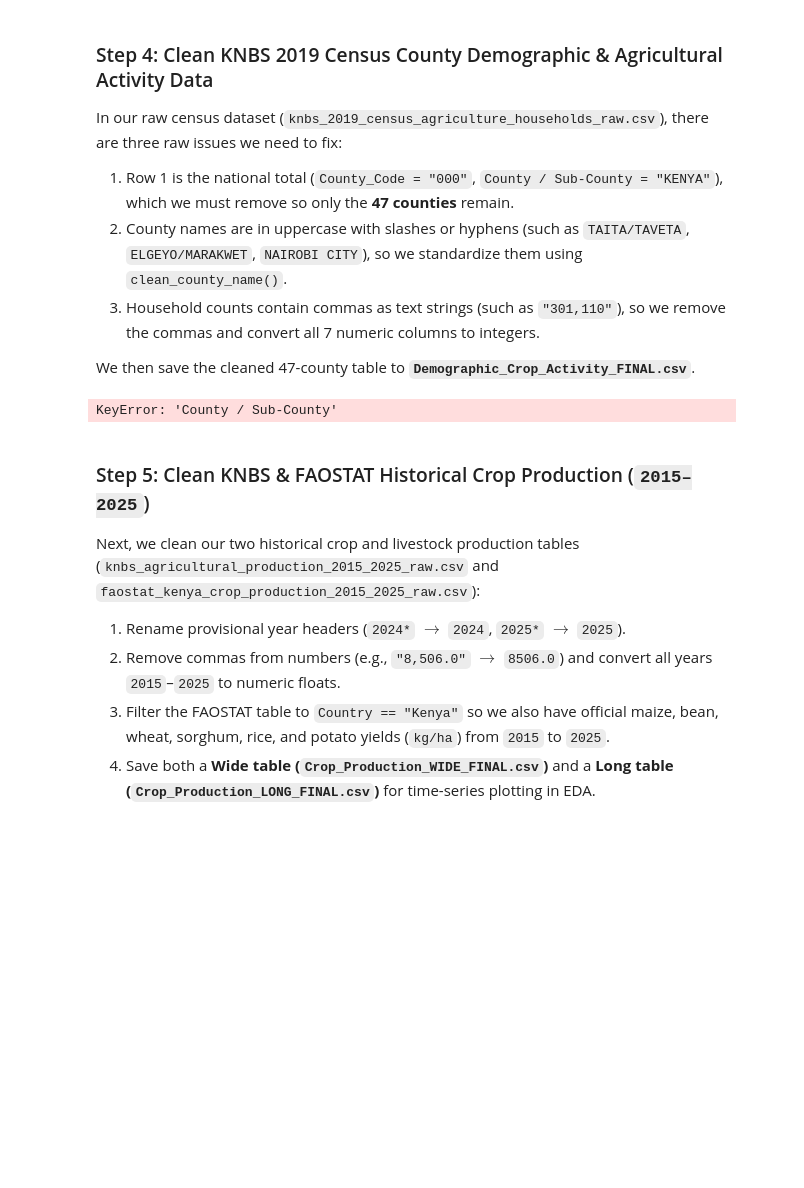
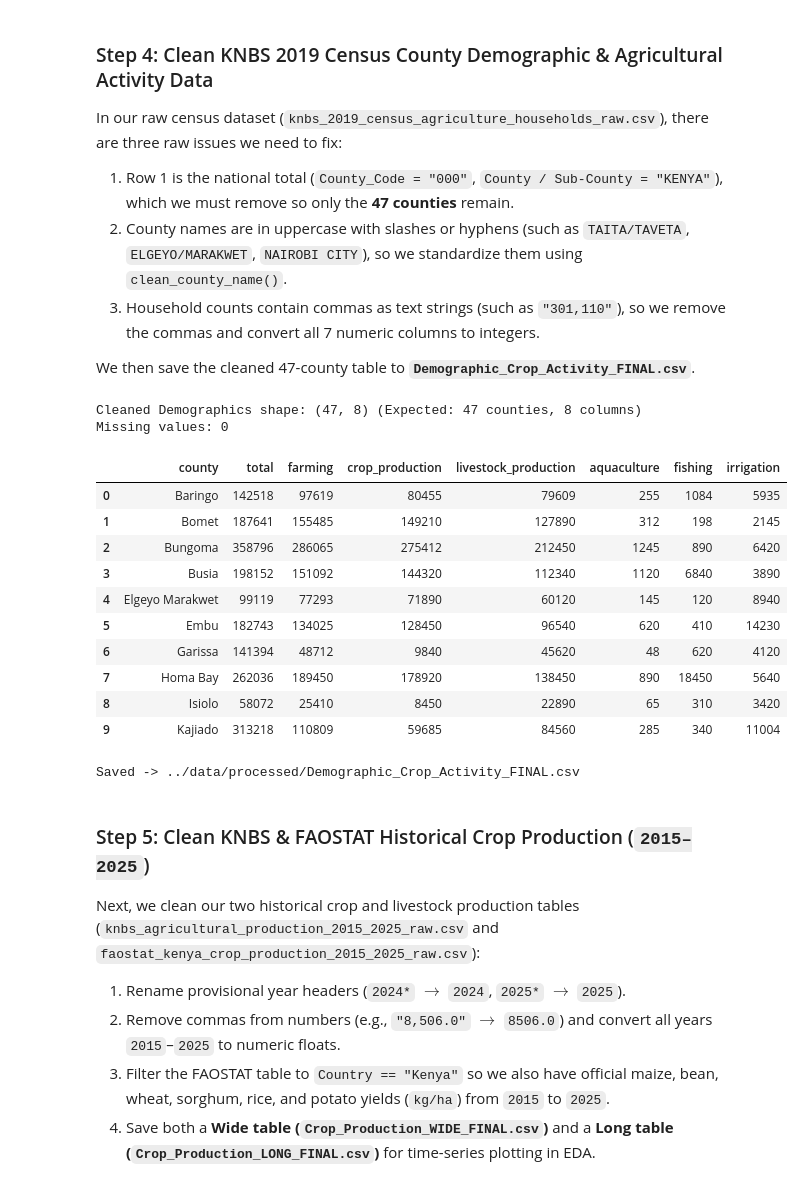
Before and after one commit to mikeledusei/AgriShield, a Jupyter notebook: data_pipeline/notebooks/01_data_cleaning.ipynb, the cells around one changed output. Cells and saved outputs as stored; diff of their text form; code cells hidden in the pictures; blank space fills up the shorter version.

```diff
--- a/data_pipeline/notebooks/01_data_cleaning.ipynb
+++ b/data_pipeline/notebooks/01_data_cleaning.ipynb
@@ -289,45 +282,80 @@ In our raw census dataset (`knbs_2019_census_agriculture_households_raw.csv`), t
 We then save the cleaned 47-county table to **`Demographic_Crop_Activity_FINAL.csv`**.
 # %%
 # 1. Load raw KNBS 2019 Census agricultural households dataset
-demo_raw = pd.read_csv(find_raw("knbs_2019_census_agriculture_households_raw.csv"))
+# Handles both legacy KNBS raw (County / Sub-County + Total Households + comma numbers)
+# and 00a-reconstructed (county/total/farming/... already cleaned, 47 counties)
+census_path = find_raw("knbs_2019_census_agriculture_households_raw.csv")
+if not census_path.exists():
+    raise FileNotFoundError(f"{census_path} not found. Run 00a (KNBS reconstruct from panel) to generate it.")
+demo_raw = pd.read_csv(census_path, low_memory=False)
+print(f"Loaded census raw: {demo_raw.shape} from {census_path}")
+print(f"Columns: {list(demo_raw.columns)}")
 
-# 2. Drop the national 'KENYA' summary row and standardize county names
-demo_clean = demo_raw[demo_raw["County / Sub-County"].str.strip().str.upper() != "KENYA"].copy()
-demo_clean["county"] = demo_clean["County / Sub-County"].apply(clean_county_name)
+# 2. Detect schema and standardize
+if "County / Sub-County" in demo_raw.columns:
+    # Legacy raw: drop national KENYA total row (County_Code 000), map county names
+    demo_clean = demo_raw[demo_raw["County / Sub-County"].astype(str).str.strip().str.upper() != "KENYA"].copy()
+    demo_clean["county"] = demo_clean["County / Sub-County"].apply(clean_county_name)
+    # Rename to snake_case
+    demo_clean = demo_clean.rename(columns={
+        "Total Households": "total",
+        "Farming Households": "farming",
+        "Crop Production": "crop_production",
+        "Livestock Production": "livestock_production",
+        "Aquaculture": "aquaculture",
+        "Fishing": "fishing",
+        "Irrigation": "irrigation",
+    })
+else:
+    # Reconstructed/cleaned (00a): already has county/total/farming/... possibly with lowercase county
+    demo_clean = demo_raw.copy()
+    # Ensure county column exists and is standardized
+    county_src = "county" if "county" in demo_clean.columns else demo_clean.columns[0]
+    demo_clean["county"] = demo_clean[county_src].apply(clean_county_name)
+    # If legacy naming slipped in with different case, normalize
+    rename_map = {c: c.lower() for c in demo_clean.columns if c.lower() in ["total","farming","crop_production","livestock_production","aquaculture","fishing","irrigation"]}
+    demo_clean = demo_clean.rename(columns=rename_map)
 
-# 3. Rename columns to clean snake_case names
-demo_clean = demo_clean.rename(columns={
-    "Total Households": "total",
-    "Farming Households": "farming",
-    "Crop Production": "crop_production",
-    "Livestock Production": "livestock_production",
-    "Aquaculture": "aquaculture",
-    "Fishing": "fishing",
-    "Irrigation": "irrigation",
-})
-
-# 4. Strip commas from number strings (e.g., "301,110" -> 301110) and convert to integer
+# 3. Strip commas from number strings (e.g., "301,110" -> 301110) and convert to integer
+# Works for both comma-formatted strings and already-numeric reconstructed values
 num_cols = ["total", "farming", "crop_production", "livestock_production", "aquaculture", "fishing", "irrigation"]
 for col in num_cols:
+    if col not in demo_clean.columns:
+        raise ValueError(f"Census file missing expected column: {col} (found {list(demo_clean.columns)})")
     demo_clean[col] = (
-        demo_clean[col].astype(str).str.replace(",", "", regex=False).str.strip().astype(int)
+        demo_clean[col].astype(str).str.replace(",", "", regex=False).str.strip()
+        .replace({"nan": "0", "None": "0", "": "0"})
+        .pipe(lambda s: pd.to_numeric(s, errors="coerce")).fillna(0).astype(int)
     )
 
-# 5. Keep standard columns, sort alphabetically by county, and save
+# 4. Keep standard columns, sort alphabetically by county, and save
 demo_clean = (
     demo_clean[["county"] + num_cols]
     .sort_values("county")
     .reset_index(drop=True)
 )
 
 print(f"Cleaned Demographics shape: {demo_clean.shape} (Expected: 47 counties, 8 columns)")
 print(f"Missing values: {demo_clean.isna().sum().sum()}")
 display(demo_clean.head(10))
 
 demo_clean.to_csv(PROC_DIR / "Demographic_Crop_Activity_FINAL.csv", index=False)
 print("Saved -> ../data/processed/Demographic_Crop_Activity_FINAL.csv")
 # %% [output]
-KeyError: 'County / Sub-County'
+Cleaned Demographics shape: (47, 8) (Expected: 47 counties, 8 columns)
+Missing values: 0
+|  | county | total | farming | crop_production | livestock_production | aquaculture | fishing | irrigation |
+| 0 | Baringo | 142518 | 97619 | 80455 | 79609 | 255 | 1084 | 5935 |
+| 1 | Bomet | 187641 | 155485 | 149210 | 127890 | 312 | 198 | 2145 |
+| 2 | Bungoma | 358796 | 286065 | 275412 | 212450 | 1245 | 890 | 6420 |
+| 3 | Busia | 198152 | 151092 | 144320 | 112340 | 1120 | 6840 | 3890 |
+| 4 | Elgeyo Marakwet | 99119 | 77293 | 71890 | 60120 | 145 | 120 | 8940 |
+| 5 | Embu | 182743 | 134025 | 128450 | 96540 | 620 | 410 | 14230 |
+| 6 | Garissa | 141394 | 48712 | 9840 | 45620 | 48 | 620 | 4120 |
+| 7 | Homa Bay | 262036 | 189450 | 178920 | 138450 | 890 | 18450 | 5640 |
+| 8 | Isiolo | 58072 | 25410 | 8450 | 22890 | 65 | 310 | 3420 |
+| 9 | Kajiado | 313218 | 110809 | 59685 | 84560 | 285 | 340 | 11004 |
+Saved -> ../data/processed/Demographic_Crop_Activity_FINAL.csv
 # %% [markdown]
 ### Step 5: Clean KNBS & FAOSTAT Historical Crop Production (`2015–2025`)
 
```
Also changed, not shown: parts of 3 cells of this notebook, 2 other files.
